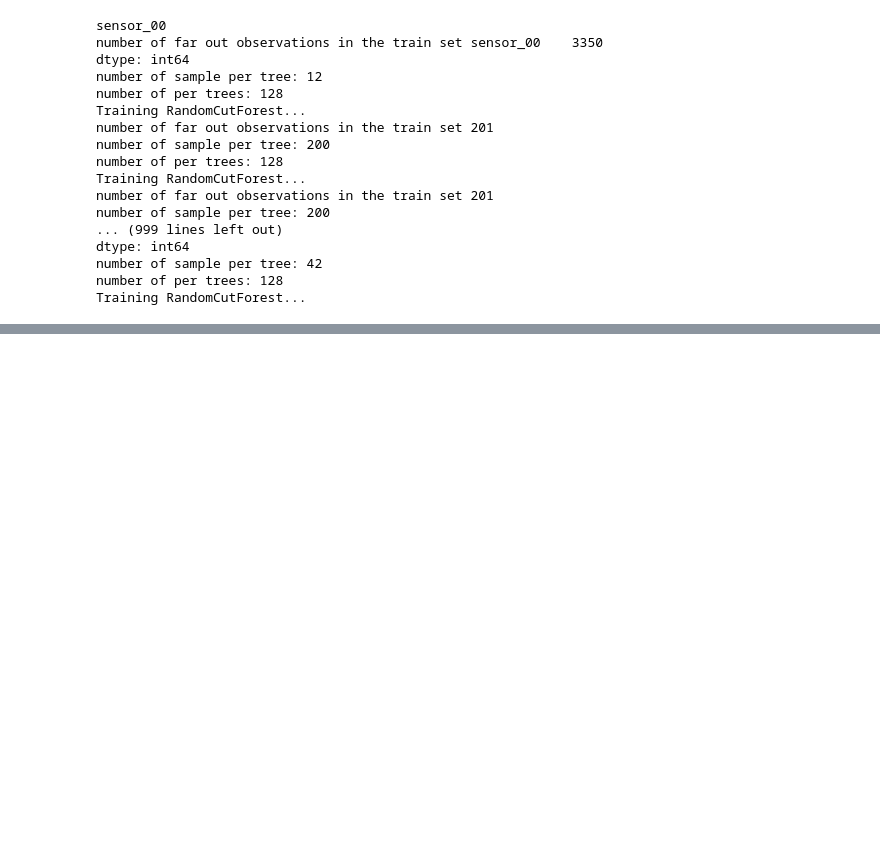
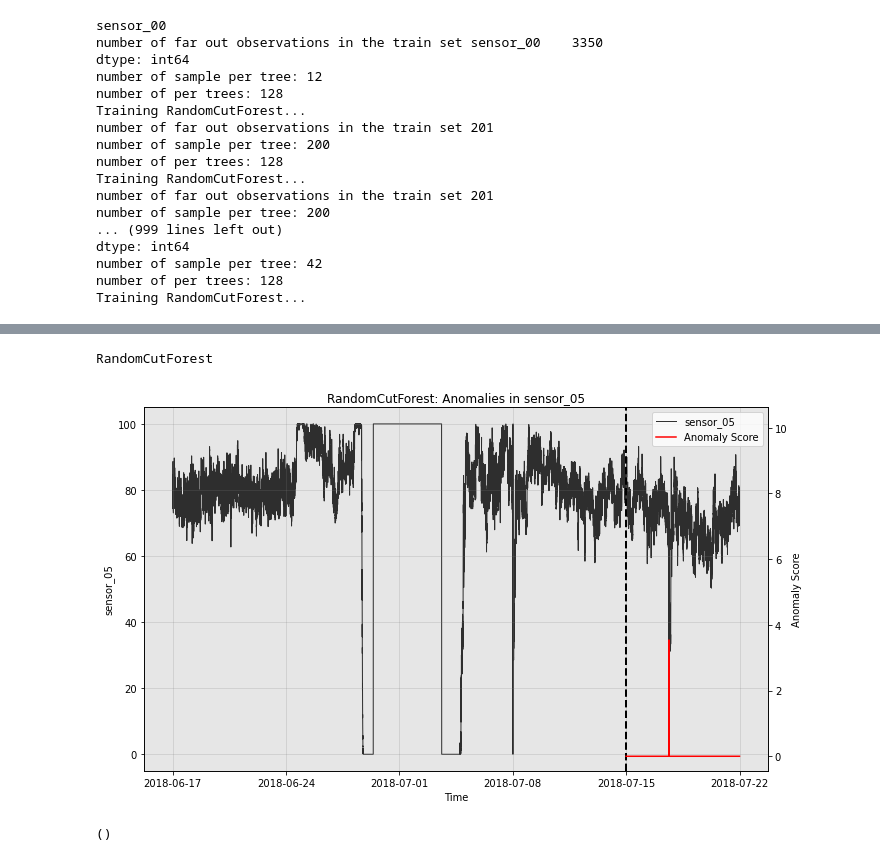
Before and after one commit to NicolaRonzoni/System-for-anomaly-detection, a Jupyter notebook: Anomaly detection.ipynb, the cells around one changed output, grey strips where cells are left out. Saved outputs shown, nothing was run; the diff lists cells and outputs as text; code cells hidden in the pictures; blank space fills up the shorter version.

```diff
--- a/Anomaly detection.ipynb
+++ b/Anomaly detection.ipynb
@@ -390,0 +547,6 @@ z_score_anomalies.to_csv('/mnt/c/Users/NicolaRonzoni/OneDrive - BitBang Srl/pump
+# %%
+RCFad2_visual(df1.sensor_05,151200,10080,40320,anomaly)
+# %% [output]
+RandomCutForest
+[figure, added]
+()
```
Also changed, not shown: parts of 11 cells of this notebook, 1 other file.
